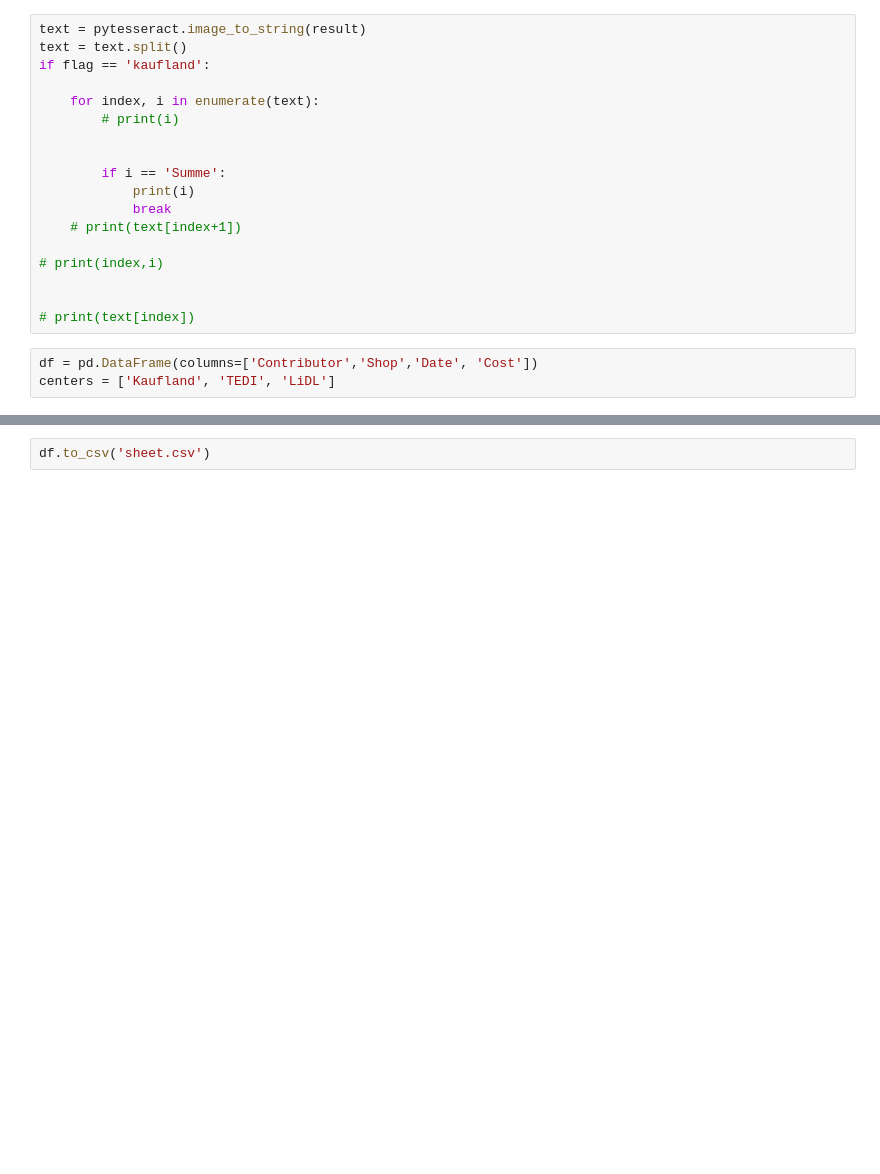
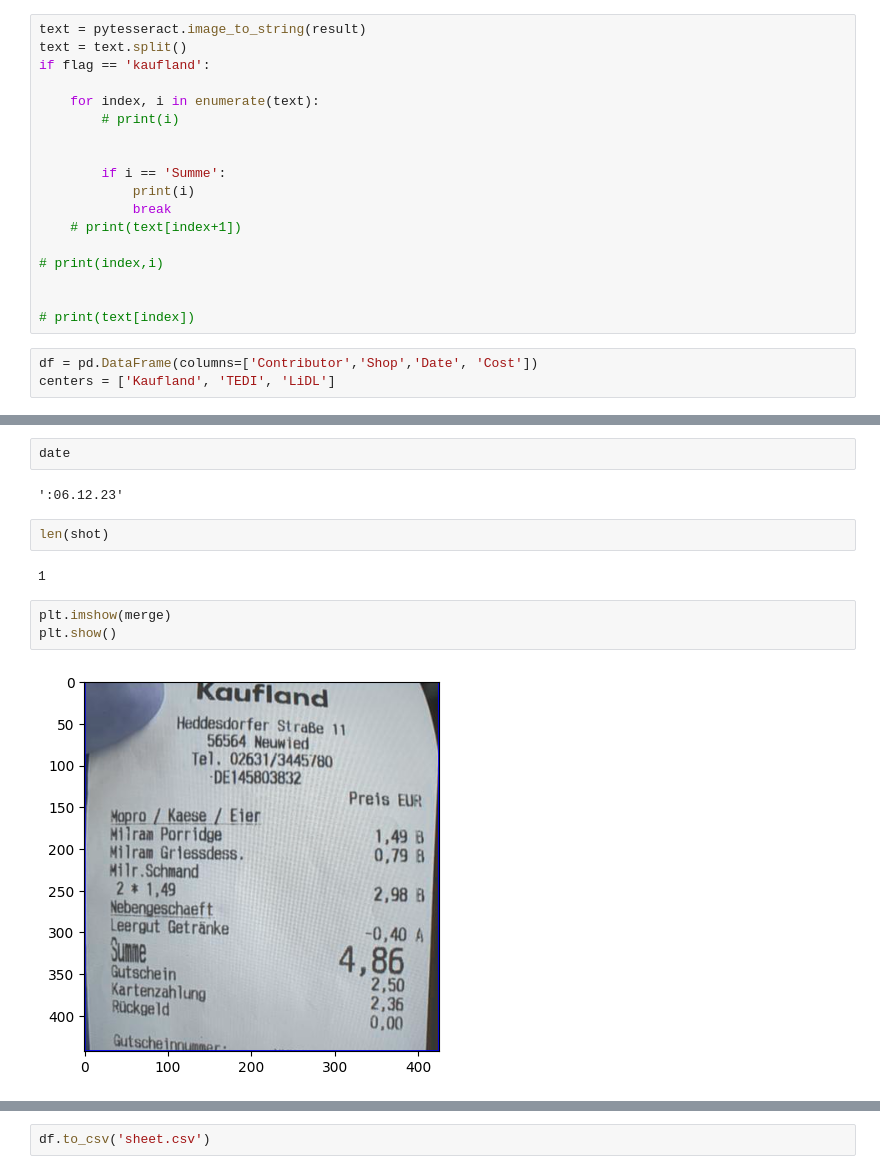
Before and after one commit to Muthusaicharan77/iReadYourBills, a Jupyter notebook: ocr.ipynb, the cells around one changed output, grey strips where cells are left out. Drawn from its saved outputs; the diff is of its cells as text; blank space fills up the shorter version.

```diff
--- a/ocr.ipynb
+++ b/ocr.ipynb
@@ -170,3 +213,16 @@ shop
+# %%
+date
+# %% [output]
+':06.12.23'
+# %%
+len(shot)
+# %% [output]
+1
+# %%
+plt.imshow(merge)
+plt.show()
+# %% [output]
+[figure, added]
 # %%
 text
 # %% [output]
```
Also changed, not shown: parts of 12 cells of this notebook.
